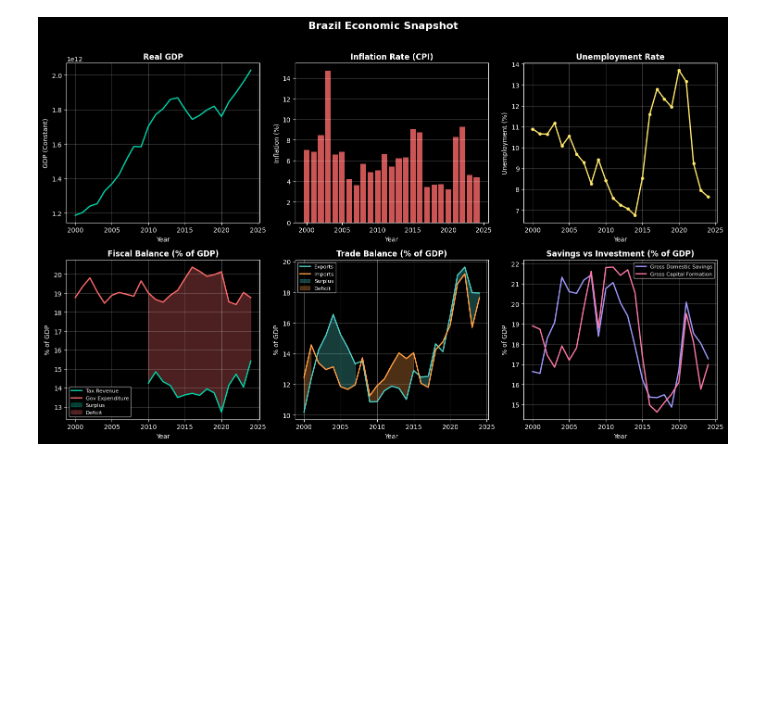
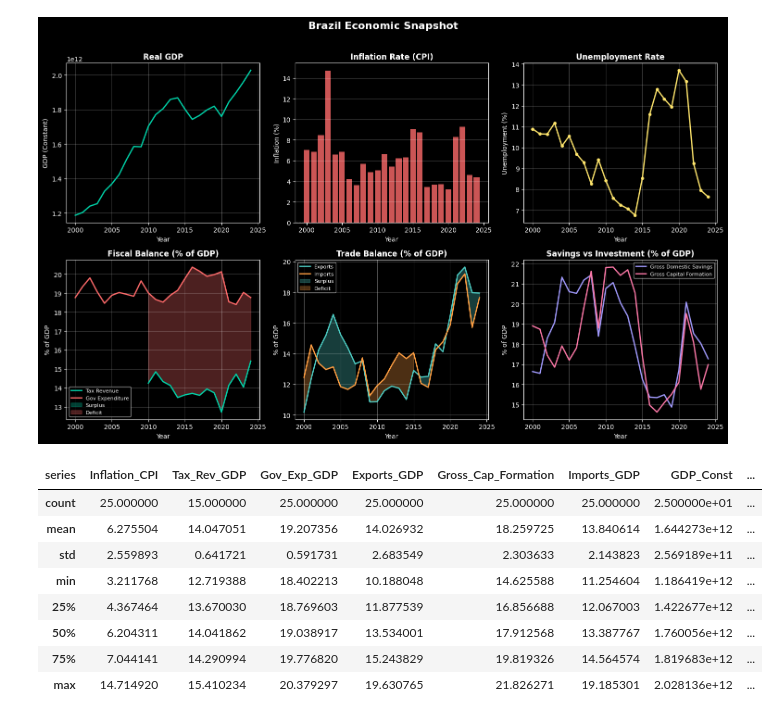
Before and after one commit to joaomerjam/ECON3916-33674-Statistical-Machine-Learning, a Jupyter notebook: Lab 3/Lab 3 World Bank API.ipynb, the cells around one changed output. Drawn from its saved outputs; the diff is of its cells as text; code cells hidden in the pictures; blank space fills up the shorter version.

```diff
--- a/Lab 3/Lab 3 World Bank API.ipynb
+++ b/Lab 3/Lab 3 World Bank API.ipynb
@@ -319,3 +315,15 @@ plt.tight_layout()
 plt.show()
 # %% [output]
 [figure]
+# %%
+df_bra.describe()
+# %% [output]
+| series | Inflation_CPI | Tax_Rev_GDP | Gov_Exp_GDP | Exports_GDP | Gross_Cap_Formation | Imports_GDP | GDP_Const | ... |
+| count | 25.000000 | 15.000000 | 25.000000 | 25.000000 | 25.000000 | 25.000000 | 2.500000e+01 | ... |
+| mean | 6.275504 | 14.047051 | 19.207356 | 14.026932 | 18.259725 | 13.840614 | 1.644273e+12 | ... |
+| std | 2.559893 | 0.641721 | 0.591731 | 2.683549 | 2.303633 | 2.143823 | 2.569189e+11 | ... |
+| min | 3.211768 | 12.719388 | 18.402213 | 10.188048 | 14.625588 | 11.254604 | 1.186419e+12 | ... |
+| 25% | 4.367464 | 13.670030 | 18.769603 | 11.877539 | 16.856688 | 12.067003 | 1.422677e+12 | ... |
+| 50% | 6.204311 | 14.041862 | 19.038917 | 13.534001 | 17.912568 | 13.387767 | 1.760056e+12 | ... |
+| 75% | 7.044141 | 14.290994 | 19.776820 | 15.243829 | 19.819326 | 14.564574 | 1.819683e+12 | ... |
+| max | 14.714920 | 15.410234 | 20.379297 | 19.630765 | 21.826271 | 19.185301 | 2.028136e+12 | ... |
```
Also changed, not shown: parts of 14 cells of this notebook.
